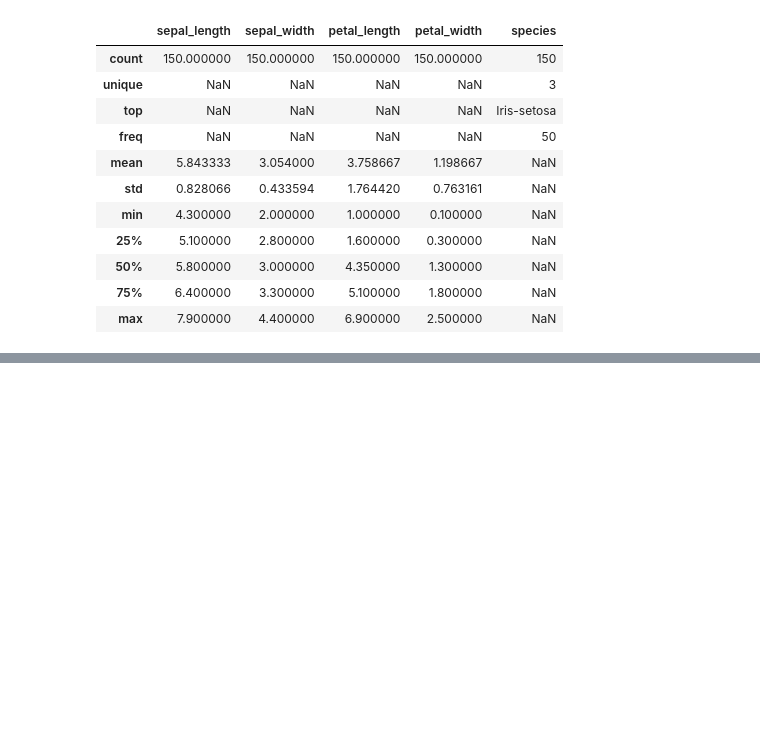
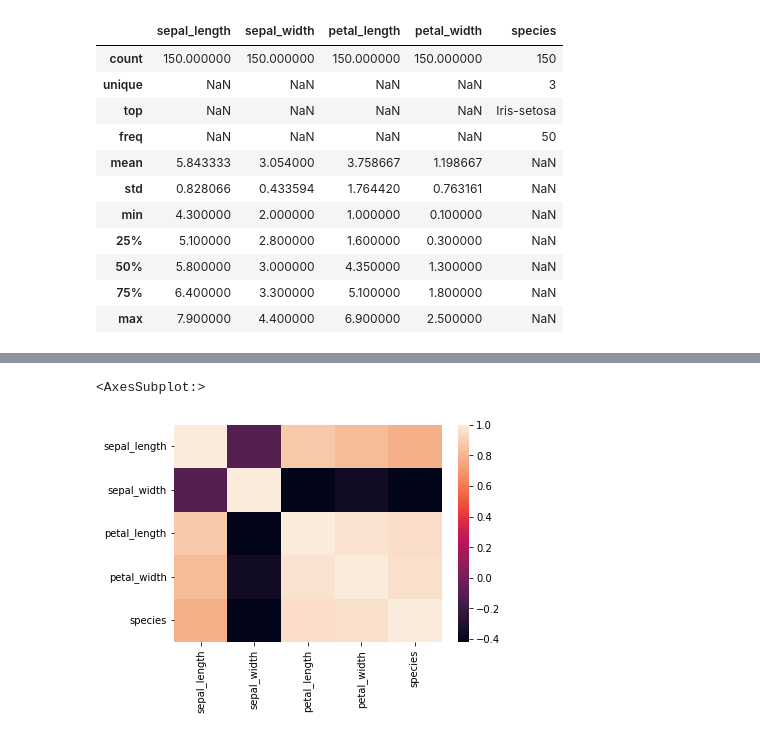
Before and after one commit to EmadKadra123/human-self-learning-anomaly, a Jupyter notebook: human-self-learning-anomaly.ipynb, the cells around one changed output, grey strips where cells are left out. Saved outputs shown, nothing was run; the diff lists cells and outputs as text; code cells hidden in the pictures; blank space fills up the shorter version.

```diff
--- a/human-self-learning-anomaly.ipynb
+++ b/human-self-learning-anomaly.ipynb
@@ -60,0 +70,4 @@ data.describe(include='all')
+# %%
+le = LabelEncoder()
+data['species']=le.fit_transform(data['species'])
+data.head()
@@ -60,0 +90,5 @@ data.describe(include='all')
+# %%
+sns.heatmap(data.corr())
+# %% [output]
+<AxesSubplot:>
+[figure, added]
```
Also changed, not shown: parts of 19 cells of this notebook.
